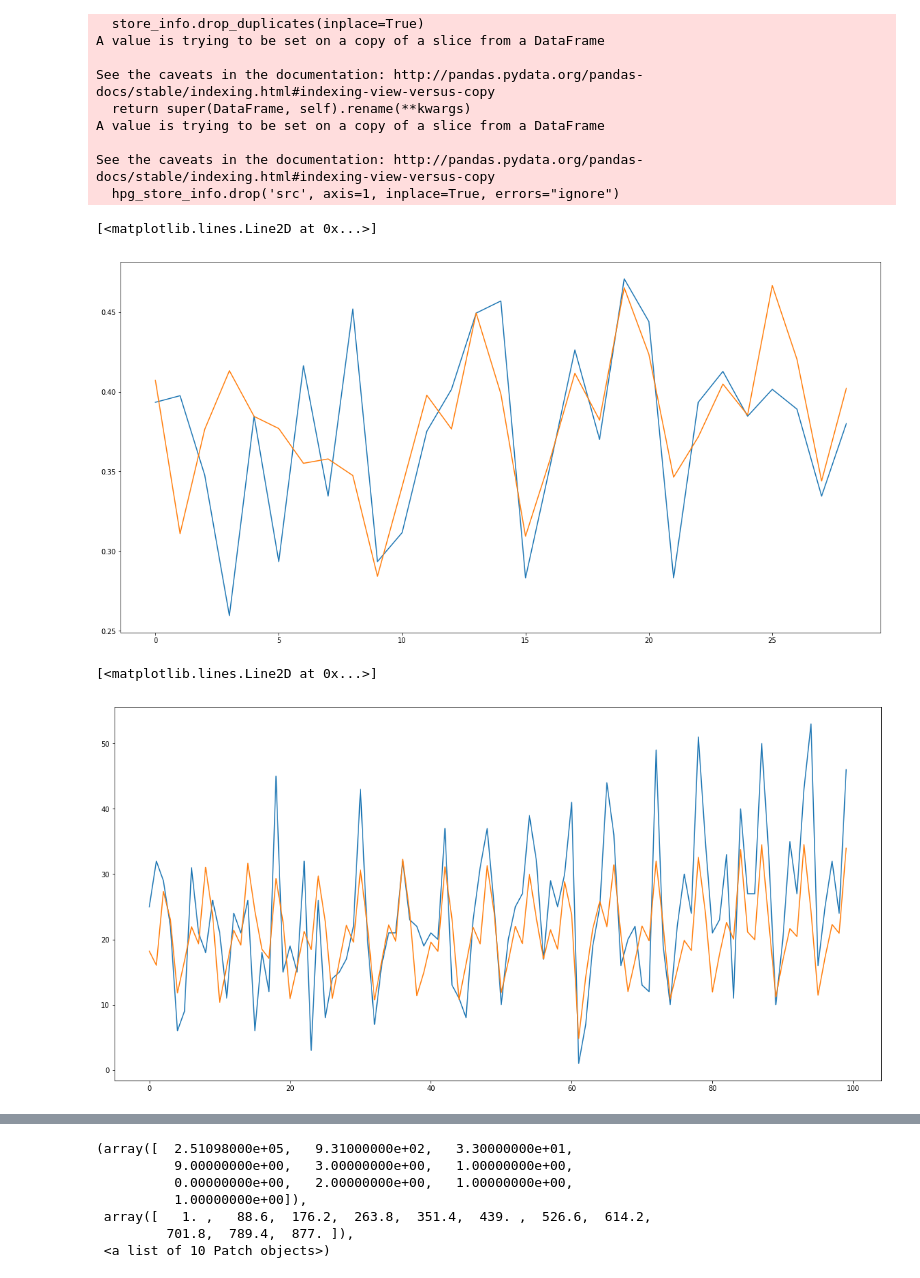
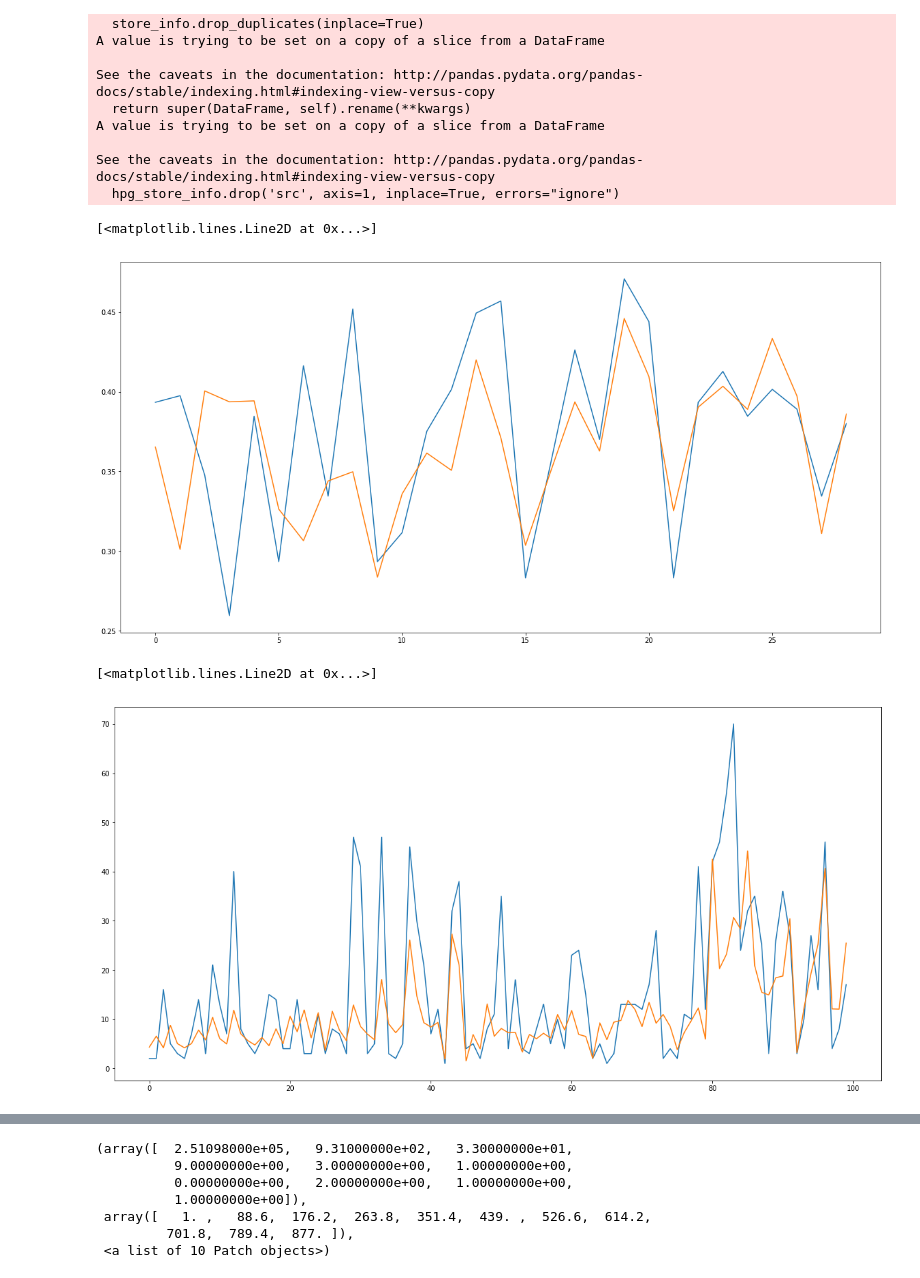
Before and after one commit to xiaochuan-du/ml_utils, a Jupyter notebook: proj/RRVF/test.ipynb, the cells around one changed output, grey strips where cells are left out. Cells and saved outputs as stored; diff of their text form; code cells hidden in the pictures.

```diff
--- a/proj/RRVF/test.ipynb
+++ b/proj/RRVF/test.ipynb
@@ -16,7 +59,7 @@ with open('result/model_bn.yml') as file_obj:
 # %%
 model = model_from_yaml(model_yml)
 # %%
-model.load_weights('result/model_bn.h5')
+model.load_weights('result/model_bn_yy.h5')
 # %%
 data_dir = r'./data'
 trn = pd.read_csv('{}/air_visit_data.csv'.format(data_dir))
@@ -53,15 +96,18 @@ plt.plot(y_valid.values)
 plt.plot(pred_valid.flatten())
 # %% [output]
 [<matplotlib.lines.Line2D at 0x...>]
-[figure, old version]
+[figure, new version]
 # %%
 pred_trn = model.predict(map_train)
 pred_trn_orig = utils.log_max_inv(pred_trn, max_log_y)
 # %%
+# edge s_p = 13100
+s_p = 15200
+win_len = 100
 
 plt.figure(figsize=(20, 10))
-plt.plot(y_train_orig[:100])
-plt.plot(pred_trn_orig[:100].flatten())
+plt.plot(y_train_orig[s_p:s_p+win_len])
+plt.plot(pred_trn_orig[s_p:s_p+win_len].flatten())
 # %% [output]
 [<matplotlib.lines.Line2D at 0x...>]
-[figure, old version]
+[figure, new version]
```
Also changed, not shown: parts of 32 cells of this notebook, 2 other files.
